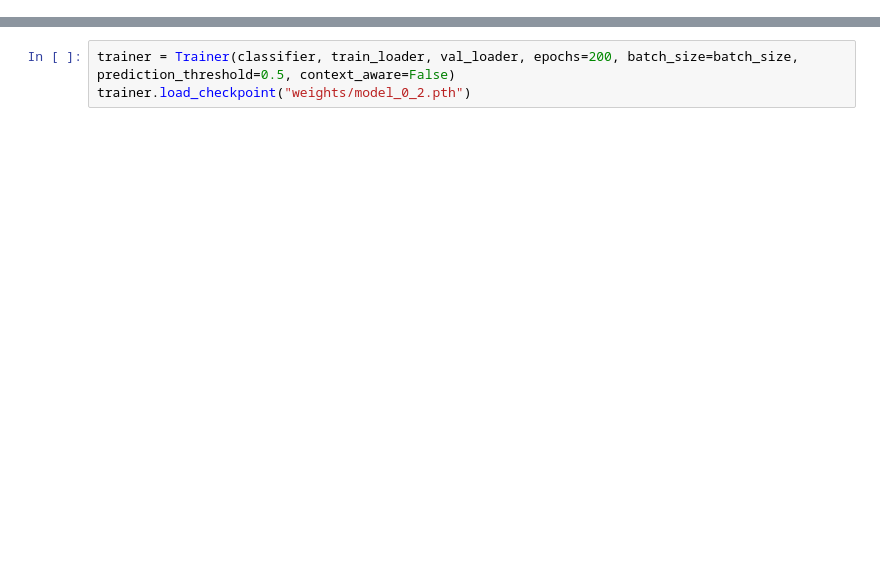
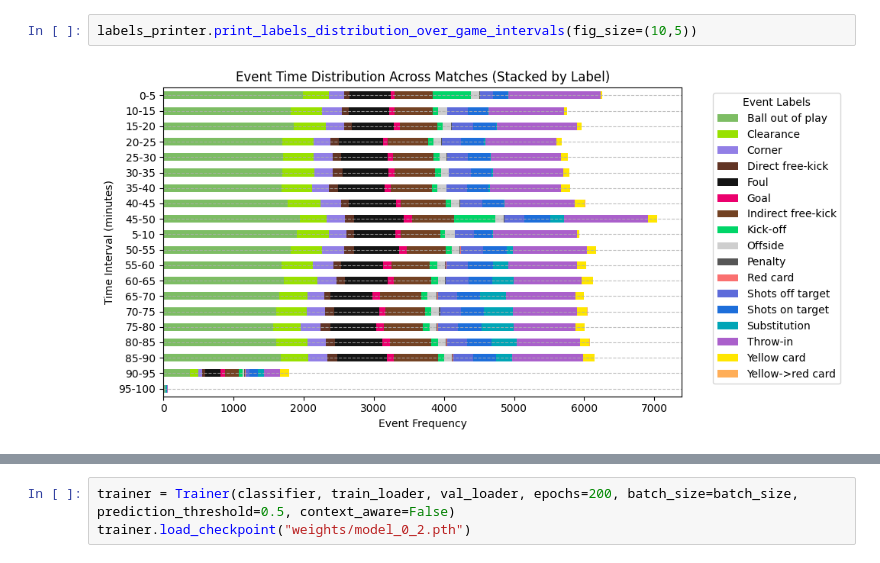
Before and after one commit to justin-pinheiro/TAAC_project, a Jupyter notebook: project.ipynb, the cells around one changed output, grey strips where cells are left out. Drawn from its saved outputs; the diff is of its cells as text; blank space fills up the shorter version.

```diff
--- a/project.ipynb
+++ b/project.ipynb
@@ -24 +24,5 @@ utilities = Utilities("SoccerNet")
+# %%
+labels_printer.print_labels_distribution_over_game_intervals(fig_size=(10,5))
+# %% [output]
+[figure, added]
 # %%
```
Also changed, not shown: parts of 18 cells of this notebook, 18 other files.
